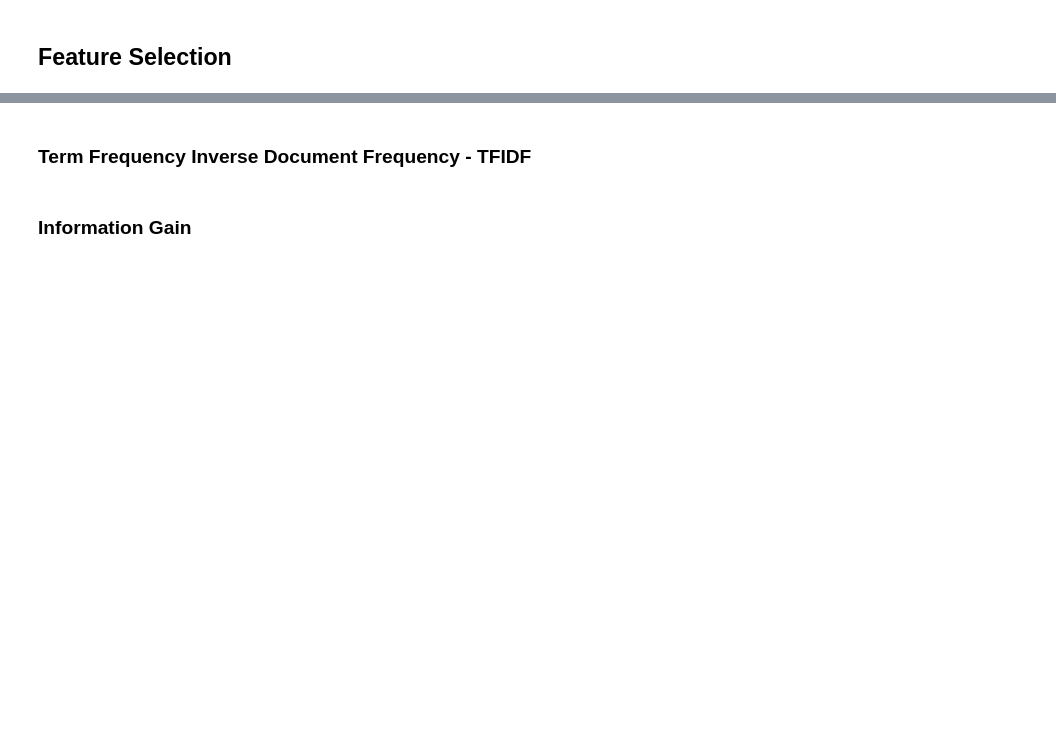
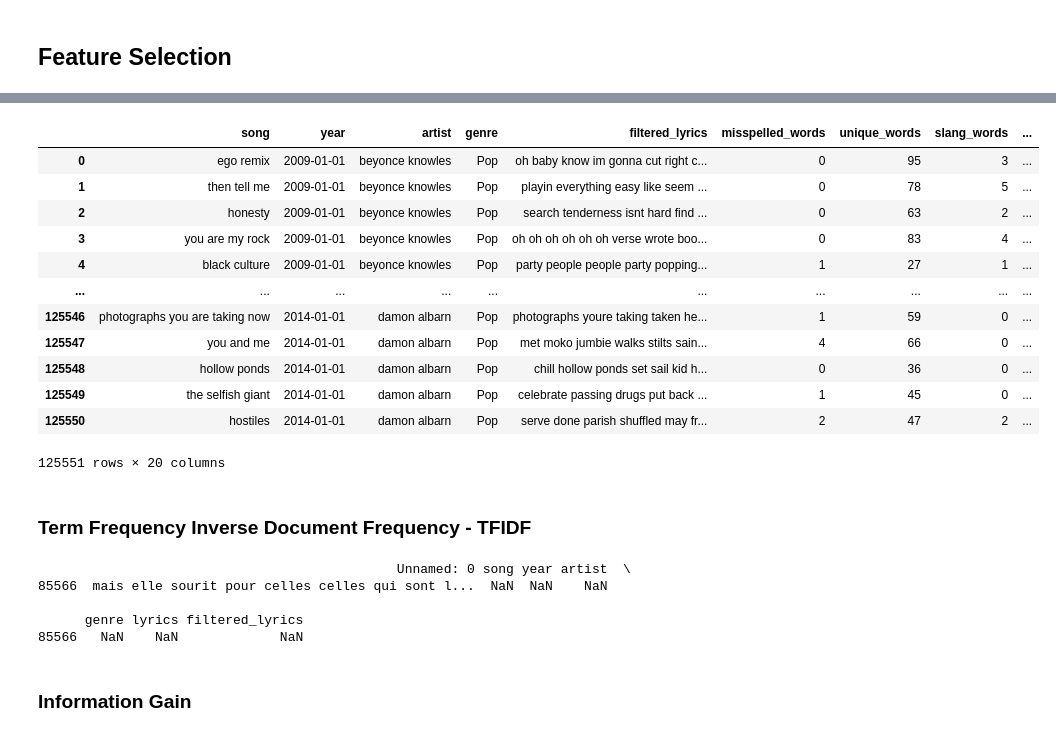
Before and after one commit to anisha1095/Emotion-Analysis-In-Song-Lyrics., a Jupyter notebook: codebase/EmotionInMusic.ipynb, the cells around one changed output, grey strips where cells are left out. Drawn from its saved outputs; the diff is of its cells as text; code cells hidden in the pictures; blank space fills up the shorter version.

```diff
--- a/codebase/EmotionInMusic.ipynb
+++ b/codebase/EmotionInMusic.ipynb
@@ -178,0 +121,3 @@ rock_pop_dataset = pd.read_csv("rockpopdataset.csv")
+# %%
+### Counting the number of unique words in lyrics
+rock_pop_dataset_2["unique_words"] = rock_pop_dataset_2["filtered_lyrics"].apply(lambda x : len(set(x.split())))
@@ -178,0 +158,33 @@ rock_pop_dataset = pd.read_csv("rockpopdataset.csv")
+# %%
+##### Adding Audio Features #########
+audio_features = pd.read_csv("../data/audiofeatures")
+audio_features["features"] = audio_features["features"].apply(lambda x: list(eval(x))[0])
+audio_features_2 = pd.json_normalize(audio_features["features"])
+# audio_features_2["title"] = audio_features["title"]
+# audio_features_2["artist"] = audio_features["artist"]
+# audio_features_2["genre"] = audio_features["genre"]
+# audio_features = audio_features_2
+audio_features = pd.merge(audio_features, audio_features_2, how="inner", right_index=True, left_index=True)
+audio_features = audio_features.drop(columns=["Unnamed: 0", "features"])
+# %%
+final_dataset = pd.merge(rock_pop_dataset_2, audio_features, how="left", left_on=["song", "artist", "genre"], right_on = ["title", "artist", "genre"])
+final_dataset = final_dataset.loc[:, ["song", "year", "artist", "genre", "filtered_lyrics", "misspelled_words", "unique_words", "slang_words", 'danceability', 'energy', 'key', 'loudness', 'mode', 'speechiness',
+       'acousticness', 'instrumentalness', 'liveness', 'valence', 'tempo', 'duration_ms']]
+# %%
+final_dataset = final_dataset.fillna(0)
+# %%
+final_dataset
+# %% [output]
+|  | song | year | artist | genre | filtered_lyrics | misspelled_words | unique_words | slang_words | ... |
+| 0 | ego remix | 2009-01-01 | beyonce knowles | Pop | oh baby know im gonna cut right c... | 0 | 95 | 3 | ... |
+| 1 | then tell me | 2009-01-01 | beyonce knowles | Pop | playin everything easy like seem ... | 0 | 78 | 5 | ... |
+| 2 | honesty | 2009-01-01 | beyonce knowles | Pop | search tenderness isnt hard find ... | 0 | 63 | 2 | ... |
+| 3 | you are my rock | 2009-01-01 | beyonce knowles | Pop | oh oh oh oh oh oh verse wrote boo... | 0 | 83 | 4 | ... |
+| 4 | black culture | 2009-01-01 | beyonce knowles | Pop | party people people party popping... | 1 | 27 | 1 | ... |
+| ... | ... | ... | ... | ... | ... | ... | ... | ... | ... |
+| 125546 | photographs you are taking now | 2014-01-01 | damon albarn | Pop | photographs youre taking taken he... | 1 | 59 | 0 | ... |
+| 125547 | you and me | 2014-01-01 | damon albarn | Pop | met moko jumbie walks stilts sain... | 4 | 66 | 0 | ... |
+| 125548 | hollow ponds | 2014-01-01 | damon albarn | Pop | chill hollow ponds set sail kid h... | 0 | 36 | 0 | ... |
+| 125549 | the selfish giant | 2014-01-01 | damon albarn | Pop | celebrate passing drugs put back ... | 1 | 45 | 0 | ... |
+| 125550 | hostiles | 2014-01-01 | damon albarn | Pop | serve done parish shuffled may fr... | 2 | 47 | 2 | ... |
+125551 rows × 20 columns
@@ -181,6 +197,13 @@ rock_pop_dataset = pd.read_csv("rockpopdataset.csv")
 # %%
 tf_vec = TfidfVectorizer(analyzer = 'word', min_df = 5, max_df = 0.95)
-X = tf_vec.fit_transform(rock_pop_dataset["filtered_lyrics"]).toarray()
+print(rock_pop_dataset[rock_pop_dataset["filtered_lyrics"].isnull()])
+# X = tf_vec.fit_transform(rock_pop_dataset["filtered_lyrics"]).toarray()
+# %% [output]
+                                              Unnamed: 0 song year artist  \
+85566  mais elle sourit pour celles celles qui sont l...  NaN  NaN    NaN
+
+      genre lyrics filtered_lyrics
+85566   NaN    NaN             NaN
 # %%
 tfidf_df = pd.DataFrame(X, columns = tf_vec.get_feature_names())
 # %%
```
Also changed, not shown: parts of 19 cells of this notebook, 6 other files.
